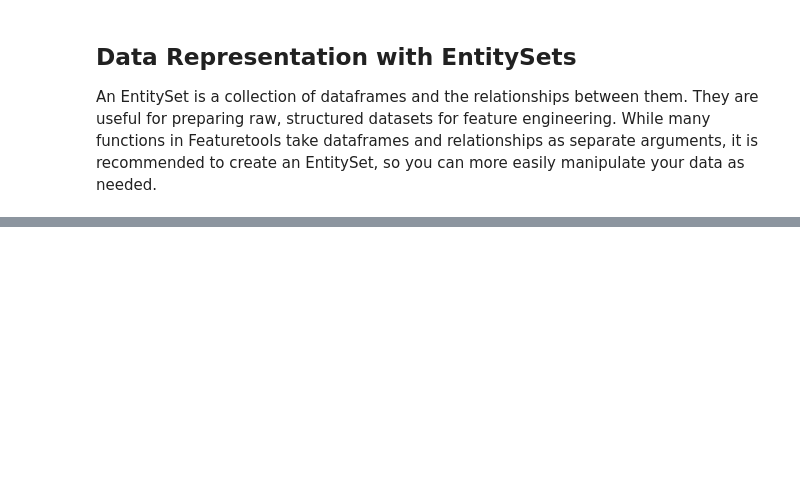
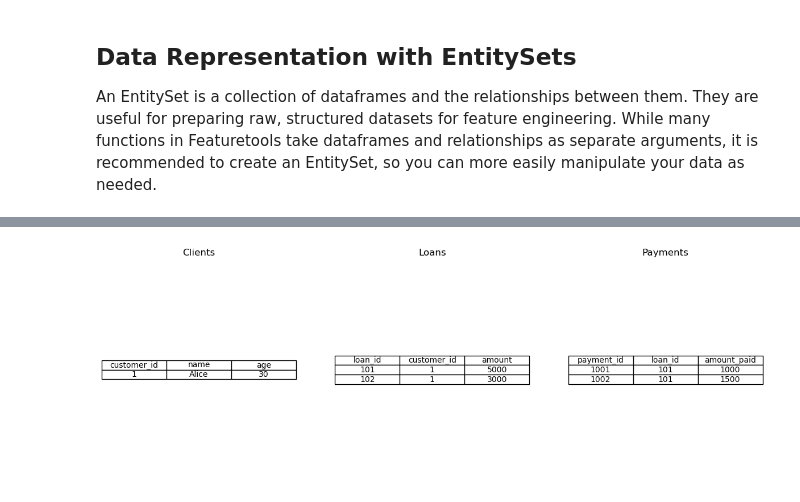
Before and after one commit to SalK91/dfs_tutorial, a Jupyter notebook: dfs_tutorial.ipynb, the cells around one changed output, grey strips where cells are left out. Saved outputs shown, nothing was run; the diff lists cells and outputs as text; code cells hidden in the pictures; blank space fills up the shorter version.

```diff
--- a/dfs_tutorial.ipynb
+++ b/dfs_tutorial.ipynb
@@ -87,0 +259,44 @@ Entityset: transactions
+# %%
+# Sample data
+clients_data = {'customer_id': [1, 2],
+                'name': ['Alice', 'Bob'],
+                'age': [30, 25]}
+clients = pd.DataFrame(clients_data)
+
+loans_data = {'loan_id': [101, 102, 201, 202],
+              'customer_id': [1, 1, 2, 2],
+              'amount': [5000, 3000, 7000, 4000]}
+loans = pd.DataFrame(loans_data)
+
+payments_data = {'payment_id': [1001, 1002, 1003, 1004, 1005],
+                 'loan_id': [101, 101, 201, 201, 202],
+                 'amount_paid': [1000, 1500, 2000, 1000, 1200]}
+payments = pd.DataFrame(payments_data)
+
+# Specify the customer and loans of interest
+customer_id = 1
+loans_of_interest = [101, 102]
+
+# Filter data for the specified customer and loans
+clients_subset = clients[clients['customer_id'] == customer_id]
+loans_subset = loans[loans['loan_id'].isin(loans_of_interest)]
+payments_subset = payments[payments['loan_id'].isin(loans_of_interest)]
+
+# Visualize the data tables
+fig, axs = plt.subplots(1, 3, figsize=(15, 5))
+
+axs[0].axis('off')
+axs[0].table(cellText=clients_subset.values, colLabels=clients_subset.columns, cellLoc='center', loc='center')
+axs[0].set_title('Clients')
+
+axs[1].axis('off')
+axs[1].table(cellText=loans_subset.values, colLabels=loans_subset.columns, cellLoc='center', loc='center')
+axs[1].set_title('Loans')
+
+axs[2].axis('off')
+axs[2].table(cellText=payments_subset.values, colLabels=payments_subset.columns, cellLoc='center', loc='center')
+axs[2].set_title('Payments')
+
+plt.show()
+# %% [output]
+[figure, added]
```
Also changed, not shown: parts of 17 cells of this notebook.
